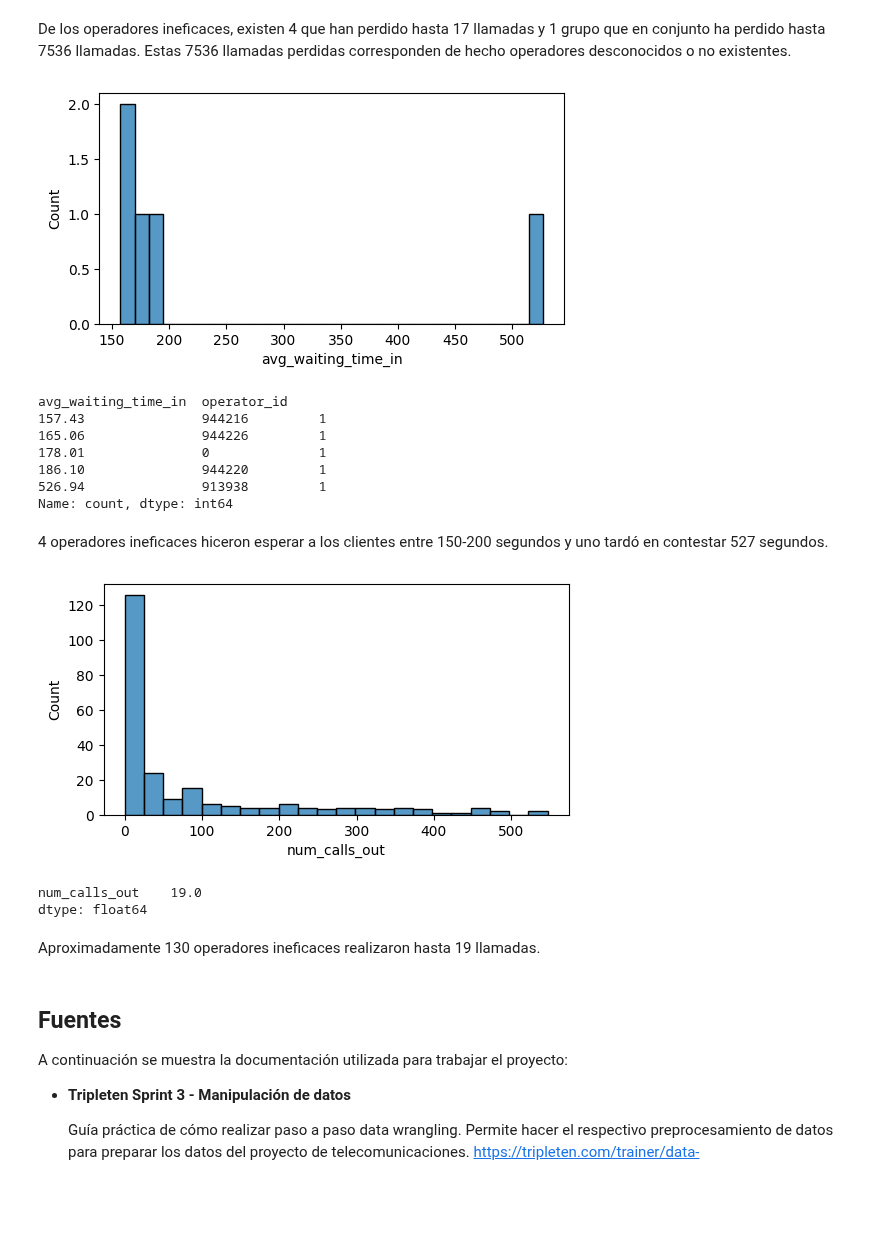
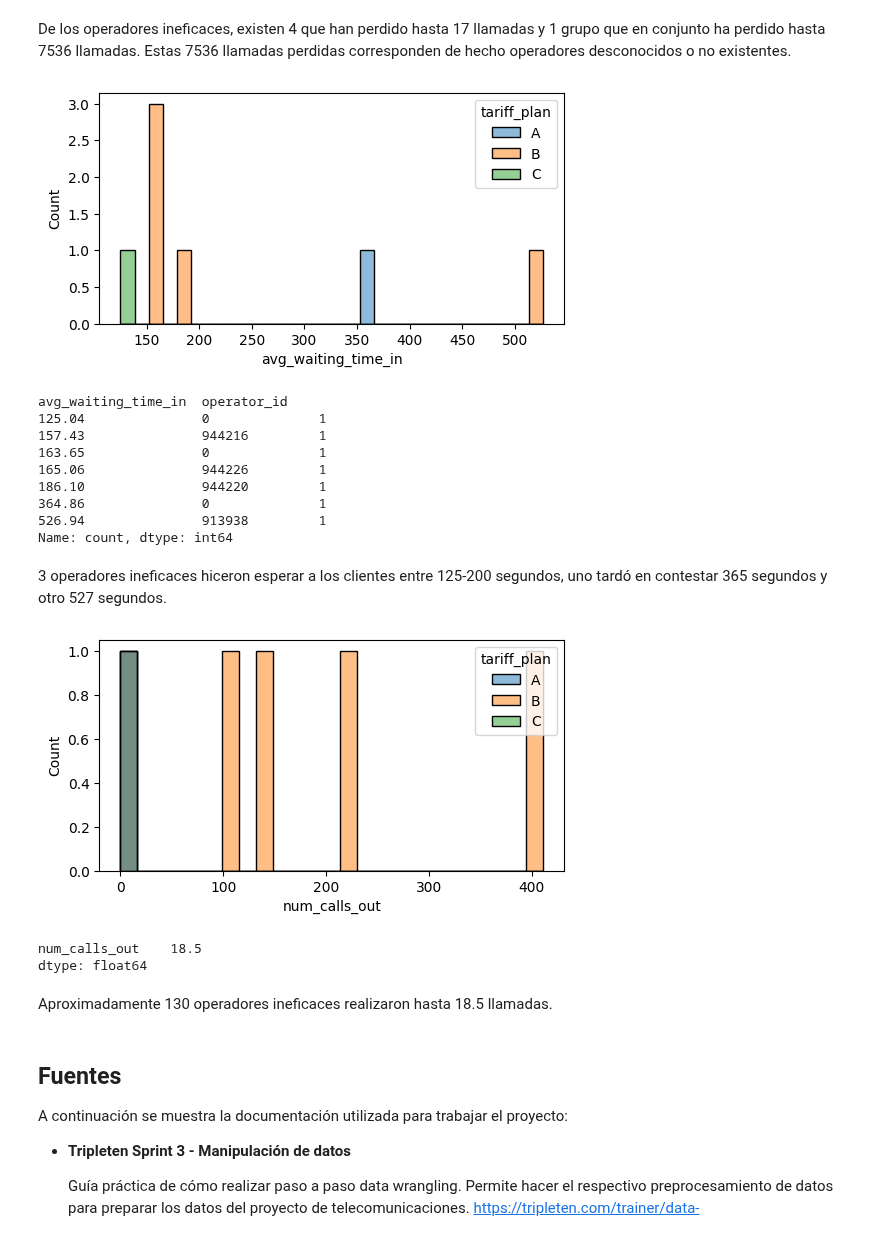
Before and after one commit to ScinDBad/DA_proyecto_final, a Jupyter notebook: proyecto_sp_14.ipynb, the cells around one changed output. Drawn from its saved outputs; the diff is of its cells as text; code cells hidden in the pictures; blank space fills up the shorter version.

```diff
--- a/proyecto_sp_14.ipynb
+++ b/proyecto_sp_14.ipynb
@@ -613,8 +612,8 @@ calls_full['waiting_duration'] = calls_full['total_call_duration'] - calls_full[
 aggregate = {'is_missed_call':'sum', 'waiting_duration':'mean', 'calls_count':'sum'}
 
 # agrupar y obtener estadísticas de eficacia previamente definidas
-operators_performance = calls_full.groupby(['operator_id', 'direction']).agg(aggregate)
+operators_performance = calls_full.groupby(['operator_id', 'direction', 'tariff_plan']).agg(aggregate)
 operators_performance.columns = ['num_missed_calls_in', 'avg_waiting_time_in', 'num_calls_out'] # renombrar columnas
-operators_performance = operators_performance.reset_index('direction')
+operators_performance = operators_performance.reset_index(['direction', 'tariff_plan'])
 operators_performance # mostrar df de rendimiento general
 # %% [output]
@@ -884,34 +902,36 @@ De los operadores ineficaces, existen 4 que han perdido hasta 17 llamadas y 1 gr
 # %%
 # Trazar histograma de tiempo de espera de llamadas entrantes por operadores ineficaces
 plt.figure(figsize=(6,3))
-sns.histplot(data=report[report['complete_tasks']==False], x='avg_waiting_time_in', bins=30)
+sns.histplot(data=report[report['complete_tasks']==False], x='avg_waiting_time_in', bins=30, hue='tariff_plan')
 plt.show()
 
 report[report['complete_tasks']==False][['avg_waiting_time_in', 'operator_id']].value_counts()
 # %% [output]
-[figure, old version]
+[figure, new version]
 avg_waiting_time_in  operator_id
+125.04               0              1
 157.43               944216         1
+163.65               0              1
 165.06               944226         1
-178.01               0              1
 186.10               944220         1
+364.86               0              1
 526.94               913938         1
 Name: count, dtype: int64
 # %% [markdown]
-4 operadores ineficaces hiceron esperar a los clientes entre 150-200 segundos y uno tardó en contestar 527 segundos.
+3 operadores ineficaces hiceron esperar a los clientes entre 125-200 segundos, uno tardó en contestar 365 segundos y otro 527 segundos.
 # %%
 # Trazar histograma de llamadas salientes por operadores ineficaces
 plt.figure(figsize=(6,3))
-sns.histplot(data=report[report['complete_tasks']==False], x='num_calls_out', bins=22)
+sns.histplot(data=report[report['complete_tasks']==False], x='num_calls_out', bins=25, hue='tariff_plan')
 plt.show()
 
 report[report['complete_tasks']==False][['num_calls_out']].median()
 # %% [output]
-[figure, old version]
+[figure, new version]
-num_calls_out    19.0
+num_calls_out    18.5
 dtype: float64
 # %% [markdown]
-Aproximadamente 130 operadores ineficaces realizaron hasta 19 llamadas.
+Aproximadamente 130 operadores ineficaces realizaron hasta 18.5 llamadas.
 # %% [markdown]
 ## Fuentes
 
```
Also changed, not shown: parts of 17 cells of this notebook.
